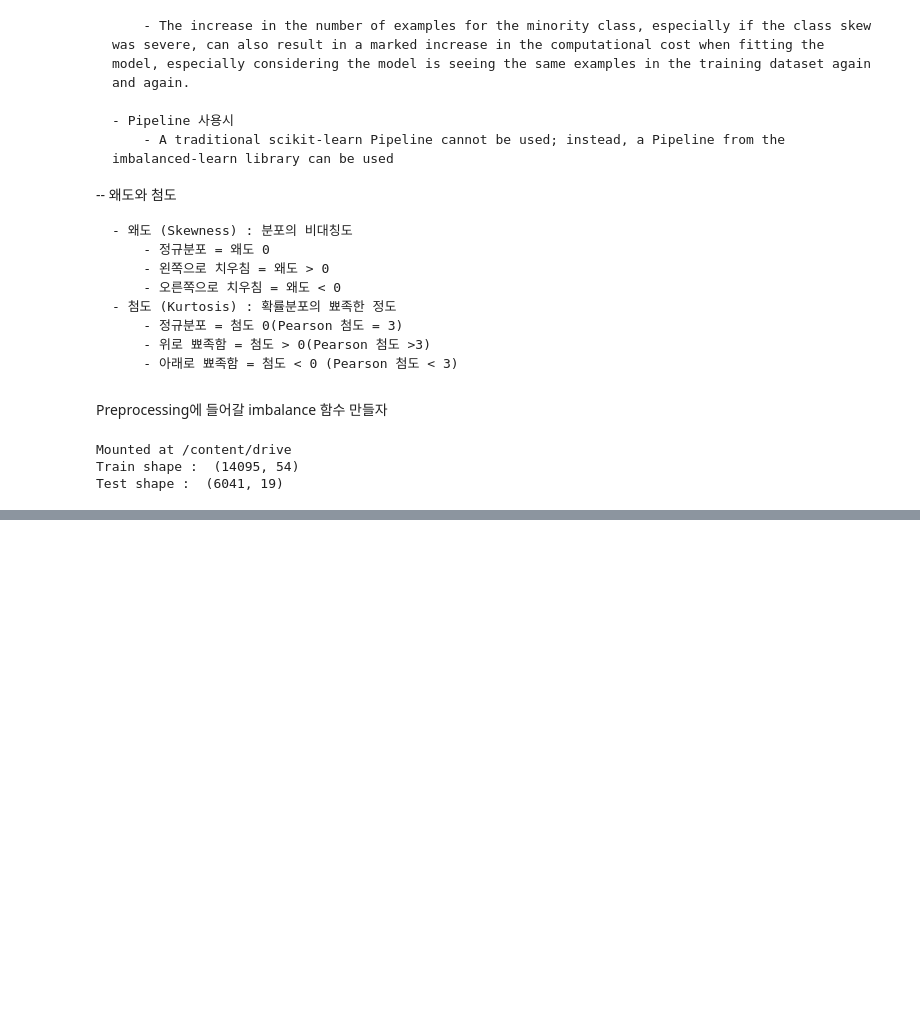
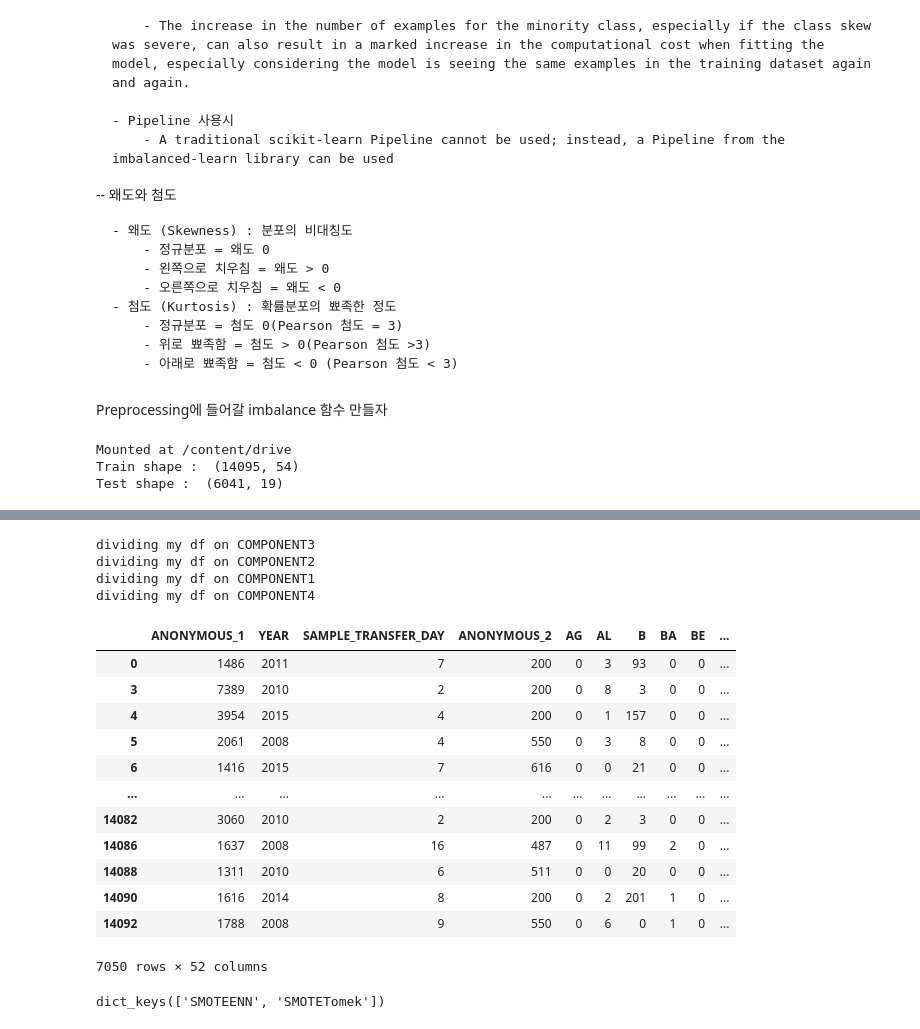
Before and after one commit to cswcjt/Dacon-Oil, a Jupyter notebook: imbalance.ipynb, the cells around one changed output, grey strips where cells are left out. Cells and saved outputs as stored; diff of their text form; code cells hidden in the pictures; blank space fills up the shorter version.

```diff
--- a/imbalance.ipynb
+++ b/imbalance.ipynb
@@ -130,8 +126,8 @@ class oil:
         self.submission = pd.read_csv(self.load_path + 'sample_submission.csv')
 
         self.X = train.drop(columns=['ID', 'Y_LABEL'])
-        self.y = train.Y_LABEL
-        self.X_test = test.drop(columns=['ID'])
+        #self.y = train.Y_LABEL
+        #self.X_test = test.drop(columns=['ID'])
         #self.X2
 
     def reset_data(self, mode: str=None):
@@ -174,0 +305,4 @@ y_imb = first_ins.y.fillna(0)
+# %%
+# data load
+train_df = oil().train
+train_df
@@ -174,0 +323,22 @@ y_imb = first_ins.y.fillna(0)
+# %%
+# grouping
+grouped_dic = grouping_df(train_df, "COMPONENT_ARBITRARY")
+grouped_dic["COMPONENT3"]
+# %% [output]
+dividing my df on COMPONENT3
+dividing my df on COMPONENT2
+dividing my df on COMPONENT1
+dividing my df on COMPONENT4
+|  | ANONYMOUS_1 | YEAR | SAMPLE_TRANSFER_DAY | ANONYMOUS_2 | AG | AL | B | BA | BE | ... |
+| 0 | 1486 | 2011 | 7 | 200 | 0 | 3 | 93 | 0 | 0 | ... |
+| 3 | 7389 | 2010 | 2 | 200 | 0 | 8 | 3 | 0 | 0 | ... |
+| 4 | 3954 | 2015 | 4 | 200 | 0 | 1 | 157 | 0 | 0 | ... |
+| 5 | 2061 | 2008 | 4 | 550 | 0 | 3 | 8 | 0 | 0 | ... |
+| 6 | 1416 | 2015 | 7 | 616 | 0 | 0 | 21 | 0 | 0 | ... |
+| ... | ... | ... | ... | ... | ... | ... | ... | ... | ... | ... |
+| 14082 | 3060 | 2010 | 2 | 200 | 0 | 2 | 3 | 0 | 0 | ... |
+| 14086 | 1637 | 2008 | 16 | 487 | 0 | 11 | 99 | 2 | 0 | ... |
+| 14088 | 1311 | 2010 | 6 | 511 | 0 | 0 | 20 | 0 | 0 | ... |
+| 14090 | 1616 | 2014 | 8 | 200 | 0 | 2 | 201 | 1 | 0 | ... |
+| 14092 | 1788 | 2008 | 9 | 550 | 0 | 6 | 0 | 1 | 0 | ... |
+7050 rows × 52 columns
@@ -174,0 +349,7 @@ y_imb = first_ins.y.fillna(0)
+# %%
+# split
+# X_train = 0, X_val = 1, y_train = 2, y_val = 3
+splited_balanced_grouped_dic = split_data(balanced_grouped_dic)
+splited_balanced_grouped_dic.keys()
+# %% [output]
+dict_keys(['SMOTEENN', 'SMOTETomek'])
```
Also changed, not shown: parts of 20 cells of this notebook.
